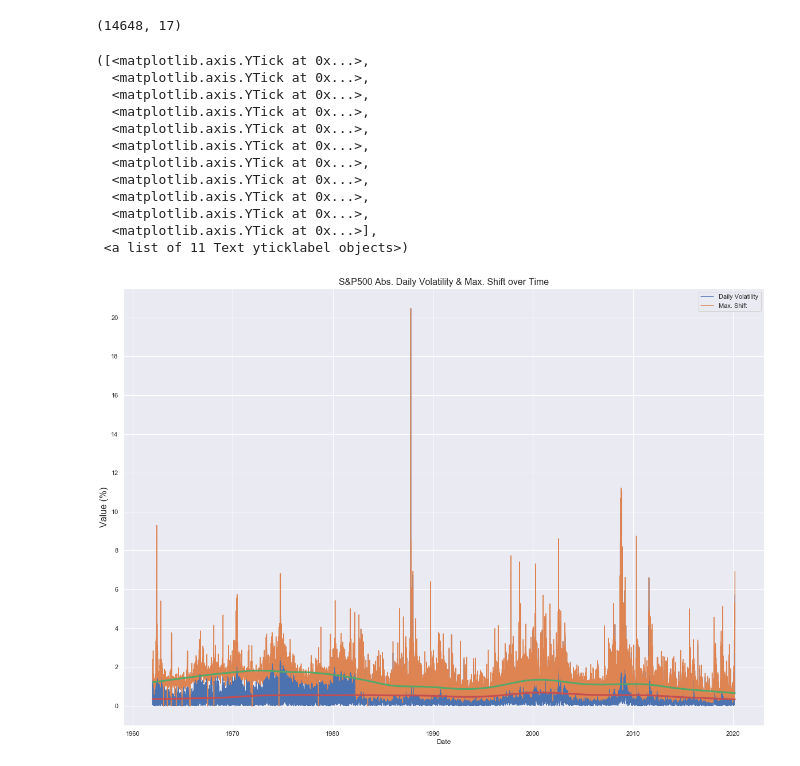
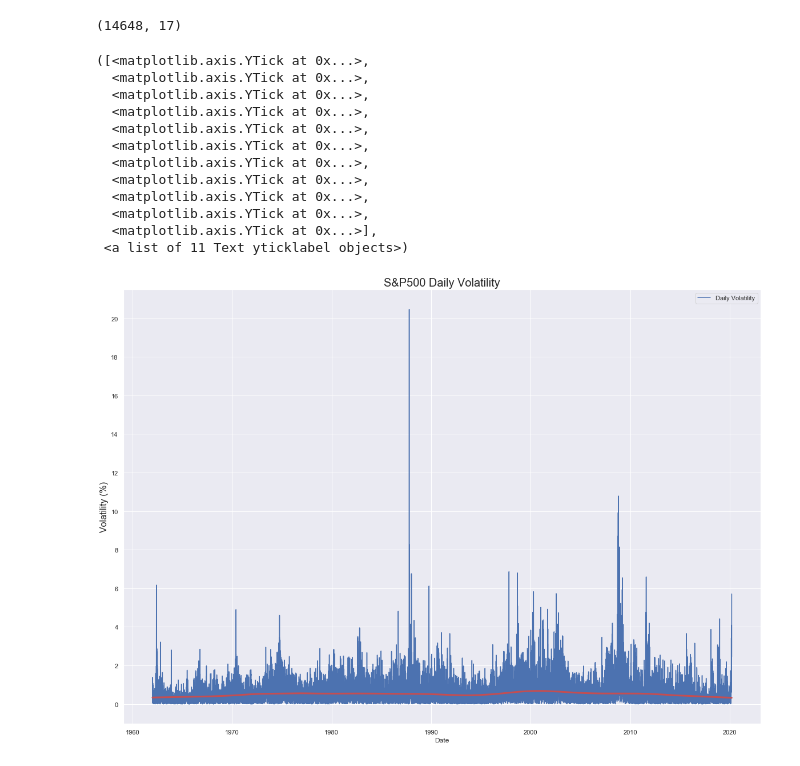
Before and after one commit to vikranttkumar/FedFundsSP500, a Jupyter notebook: Fed Funds Rate interaction with S&P500.ipynb, the cells around one changed output. Drawn from its saved outputs; the diff is of its cells as text; code cells hidden in the pictures.

```diff
--- a/Fed Funds Rate interaction with S&P500.ipynb
+++ b/Fed Funds Rate interaction with S&P500.ipynb
@@ -543,28 +486,24 @@ SP500.shape
 (14648, 17)
 # %%
 sns.set(rc={'figure.figsize':(20, 14)})
-#X = plt.plot(SPY_dove_trend['Date'], SPY_dove_trend['AvgVolatility'], label="AvgVolatility")
 Y = plt.plot(SP500['Date'], SP500['AvgAbsVolatility'], label= 'Daily Volatility')
-Z = plt.plot(SP500['Date'], SP500['MaxShift'], label = 'Max. Shift')
-
 rSPYplot = SP500.set_index('Date')
 loess_x = pd.DataFrame(lowess(rSPYplot['AvgAbsVolatility'], np.arange(len(rSPYplot['AvgAbsVolatility'])), frac=0.2)[:, 1], index=rSPYplot.index, columns=['AvgAbsVolatility'])
 sns.lineplot(x = rSPYplot.index, y = 'AvgAbsVolatility', linewidth = 3, data = loess_x, color='r')
-loess_y = pd.DataFrame(lowess(rSPYplot['MaxShift'], np.arange(len(rSPYplot['MaxShift'])), frac=0.2)[:, 1], index=rSPYplot.index, columns=['MaxShift'])
-sns.lineplot(x = rSPYplot.index, y = 'MaxShift', linewidth = 3, data = loess_y, color='g', legend = 'full').set_title("S&P500 Abs. Daily Volatility & Max. Shift over Time", size=16)
-plt.ylabel('Value (%)', fontsize=16)
+plt.title("S&P500 Daily Volatility", fontsize = '20')
+plt.ylabel('Volatility (%)', fontsize=16)
 plt.yticks([0,2,4,6,8,10,12,14,16,18,20])
 # %% [output]
 ([<matplotlib.axis.YTick at 0x...>,
   <matplotlib.axis.YTick at 0x...>,
   <matplotlib.axis.YTick at 0x...>,
   <matplotlib.axis.YTick at 0x...>,
   <matplotlib.axis.YTick at 0x...>,
   <matplotlib.axis.YTick at 0x...>,
   <matplotlib.axis.YTick at 0x...>,
   <matplotlib.axis.YTick at 0x...>,
   <matplotlib.axis.YTick at 0x...>,
   <matplotlib.axis.YTick at 0x...>,
   <matplotlib.axis.YTick at 0x...>],
  <a list of 11 Text yticklabel objects>)
-[figure, old version]
+[figure, new version]
```
Also changed, not shown: parts of 25 cells of this notebook, 19 other files.
